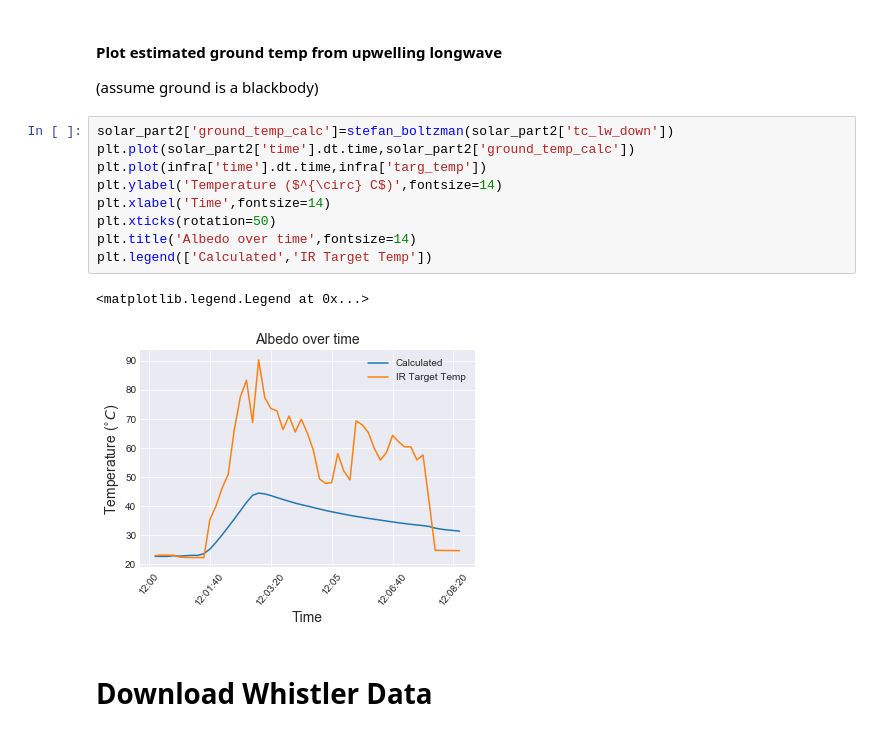
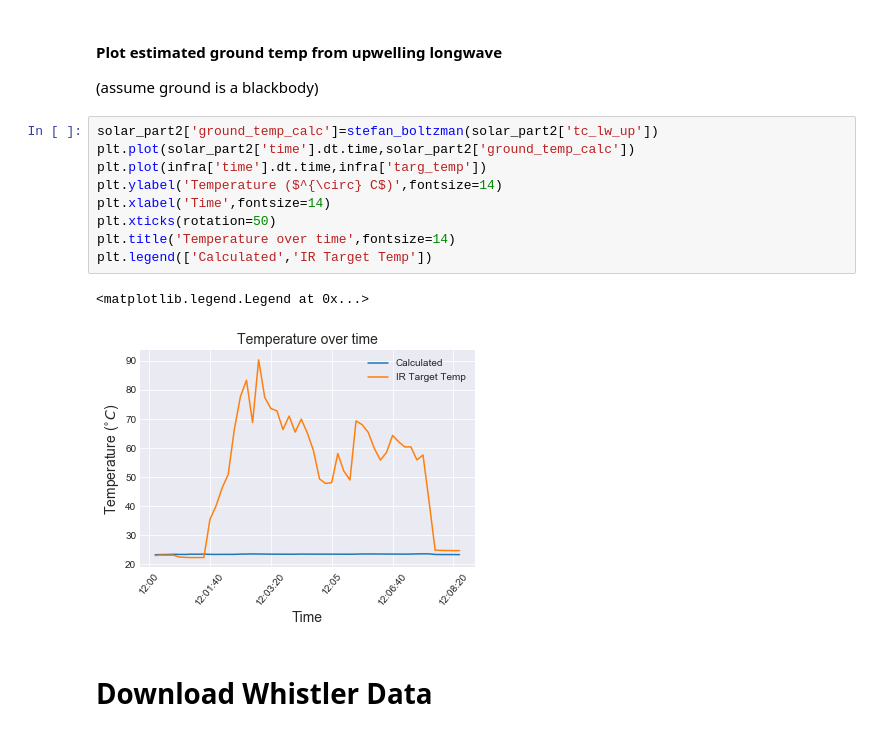
Before and after one commit to Pearl-Ayem/a303_course_work, a Jupyter notebook: Lab 9/Lab 9 Analysis.ipynb, the cells around one changed output. Drawn from its saved outputs; the diff is of its cells as text.

```diff
--- a/Lab 9/Lab 9 Analysis.ipynb
+++ b/Lab 9/Lab 9 Analysis.ipynb
@@ -127,17 +127,17 @@ solar_part2.head()
 #### Plot estimated ground temp from upwelling longwave
 (assume ground is a blackbody)
 # %%
-solar_part2['ground_temp_calc']=stefan_boltzman(solar_part2['tc_lw_down'])
+solar_part2['ground_temp_calc']=stefan_boltzman(solar_part2['tc_lw_up'])
 plt.plot(solar_part2['time'].dt.time,solar_part2['ground_temp_calc'])
 plt.plot(infra['time'].dt.time,infra['targ_temp'])
 plt.ylabel('Temperature ($^{\circ} C$)',fontsize=14)
 plt.xlabel('Time',fontsize=14)
 plt.xticks(rotation=50)
-plt.title('Albedo over time',fontsize=14)
+plt.title('Temperature over time',fontsize=14)
 plt.legend(['Calculated','IR Target Temp'])
 # %% [output]
 <matplotlib.legend.Legend at 0x...>
-[figure, old version]
+[figure, new version]
 # %% [markdown]
 # Download Whistler Data
 # %%
```
Also changed, not shown: parts of 8 cells of this notebook, 11 other files.
